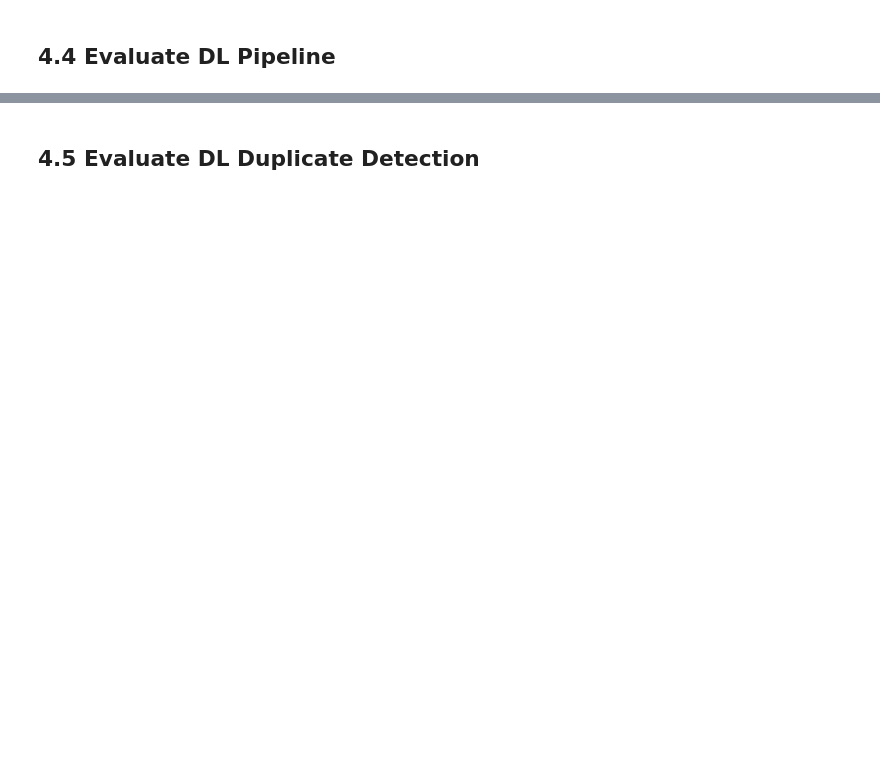
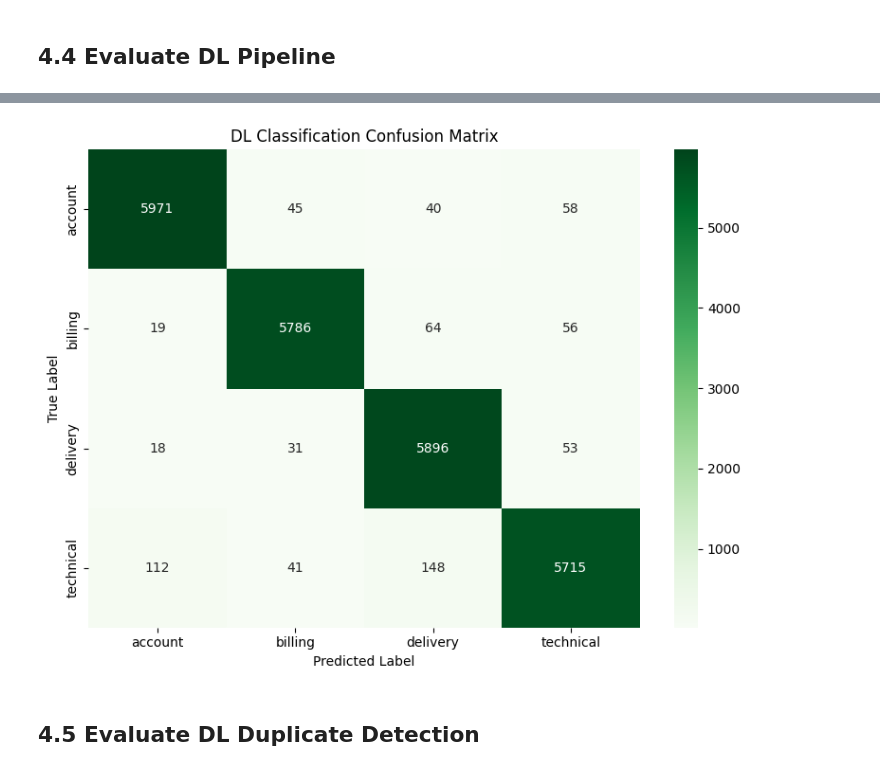
Before and after one commit to POPPz07/Miniprojects, a Jupyter notebook: NLP_DL/notebooks/complete_training_pipeline.ipynb, the cells around one changed output, grey strips where cells are left out. Drawn from its saved outputs; the diff is of its cells as text; code cells hidden in the pictures; blank space fills up the shorter version.

```diff
--- a/NLP_DL/notebooks/complete_training_pipeline.ipynb
+++ b/NLP_DL/notebooks/complete_training_pipeline.ipynb
@@ -73,2 +593,11 @@
 # %%
-# Convert texts to sequences and padprint("🔄 Converting texts to sequences...")sequences = dl_tokenizer.texts_to_sequences(df_train['processed_text'])X_padded = pad_sequences(sequences, maxlen=MAX_LENGTH, padding='post')print(f"✓ Sequences created and padded!")print(f"   - Sequence shape: {X_padded.shape}")print(f"   - Max length: {MAX_LENGTH}")
+# Convert texts to sequences and pad
+print("🔄 Converting texts to sequences...")
+
+sequences = dl_tokenizer.texts_to_sequences(df_train['processed_text'])
+X_padded = pad_sequences(sequences, maxlen=MAX_LENGTH, padding='post')
+
+print(f"✓ Sequences created and padded!")
+print(f"   - Sequence shape: {X_padded.shape}")
+
+print(f"   - Max length: {MAX_LENGTH}")
@@ -115,4 +930,10 @@
 # %% [markdown]
 ## 4.4 Evaluate DL Pipeline
 # %%
-# Prepare DL test dataprint("🔄 Preparing DL test data...")test_sequences = dl_tokenizer.texts_to_sequences(df_test['processed_text'])X_test_padded = pad_sequences(test_sequences, maxlen=MAX_LENGTH, padding='post')print(f"✓ Test sequences ready: {X_test_padded.shape}")
+# Prepare DL test data
+print("🔄 Preparing DL test data...")
+
+test_sequences = dl_tokenizer.texts_to_sequences(df_test['processed_text'])
+X_test_padded = pad_sequences(test_sequences, maxlen=MAX_LENGTH, padding='post')
+
+print(f"✓ Test sequences ready: {X_test_padded.shape}")
@@ -119,2 +943,12 @@
 # %%
-# Evaluate DL classificationprint("📊 Evaluating DL classification...")y_pred_dl_probs = dl_model.predict(X_test_padded, verbose=0)y_pred_dl = np.argmax(y_pred_dl_probs, axis=1)dl_accuracy = accuracy_score(y_test_encoded, y_pred_dl)print(f"\n🎯 DL Classification Results:")print(f"   - Accuracy: {dl_accuracy*100:.2f}%")print(f"\nClassification Report:")print(classification_report(y_test_encoded, y_pred_dl, target_names=label_encoder.classes_))
+# Evaluate DL classification
+print("📊 Evaluating DL classification...")
+
+y_pred_dl_probs = dl_model.predict(X_test_padded, verbose=0)
+y_pred_dl = np.argmax(y_pred_dl_probs, axis=1)
+dl_accuracy = accuracy_score(y_test_encoded, y_pred_dl)
+
+print(f"\n🎯 DL Classification Results:")
+print(f"   - Accuracy: {dl_accuracy*100:.2f}%")
+print(f"\nClassification Report:")
+print(classification_report(y_test_encoded, y_pred_dl, target_names=label_encoder.classes_))
@@ -121,5 +972,18 @@
 # %%
-# DL Confusion Matrixcm_dl = confusion_matrix(y_test_encoded, y_pred_dl)plt.figure(figsize=(8, 6))sns.heatmap(cm_dl, annot=True, fmt='d', cmap='Greens',            xticklabels=label_encoder.classes_,            yticklabels=label_encoder.classes_)plt.title('DL Classification Confusion Matrix')plt.ylabel('True Label')plt.xlabel('Predicted Label')plt.tight_layout()plt.show()
+# DL Confusion Matrix
+cm_dl = confusion_matrix(y_test_encoded, y_pred_dl)
+
+plt.figure(figsize=(8, 6))
+sns.heatmap(cm_dl, annot=True, fmt='d', cmap='Greens',
+            xticklabels=label_encoder.classes_,
+            yticklabels=label_encoder.classes_)
+plt.title('DL Classification Confusion Matrix')
+plt.ylabel('True Label')
+plt.xlabel('Predicted Label')
+plt.tight_layout()
+plt.show()
+# %% [output]
+[figure, added]
 # %% [markdown]
 ## 4.5 Evaluate DL Duplicate Detection
 # %%
```
Also changed, not shown: parts of 41 cells of this notebook, 43 other files.
